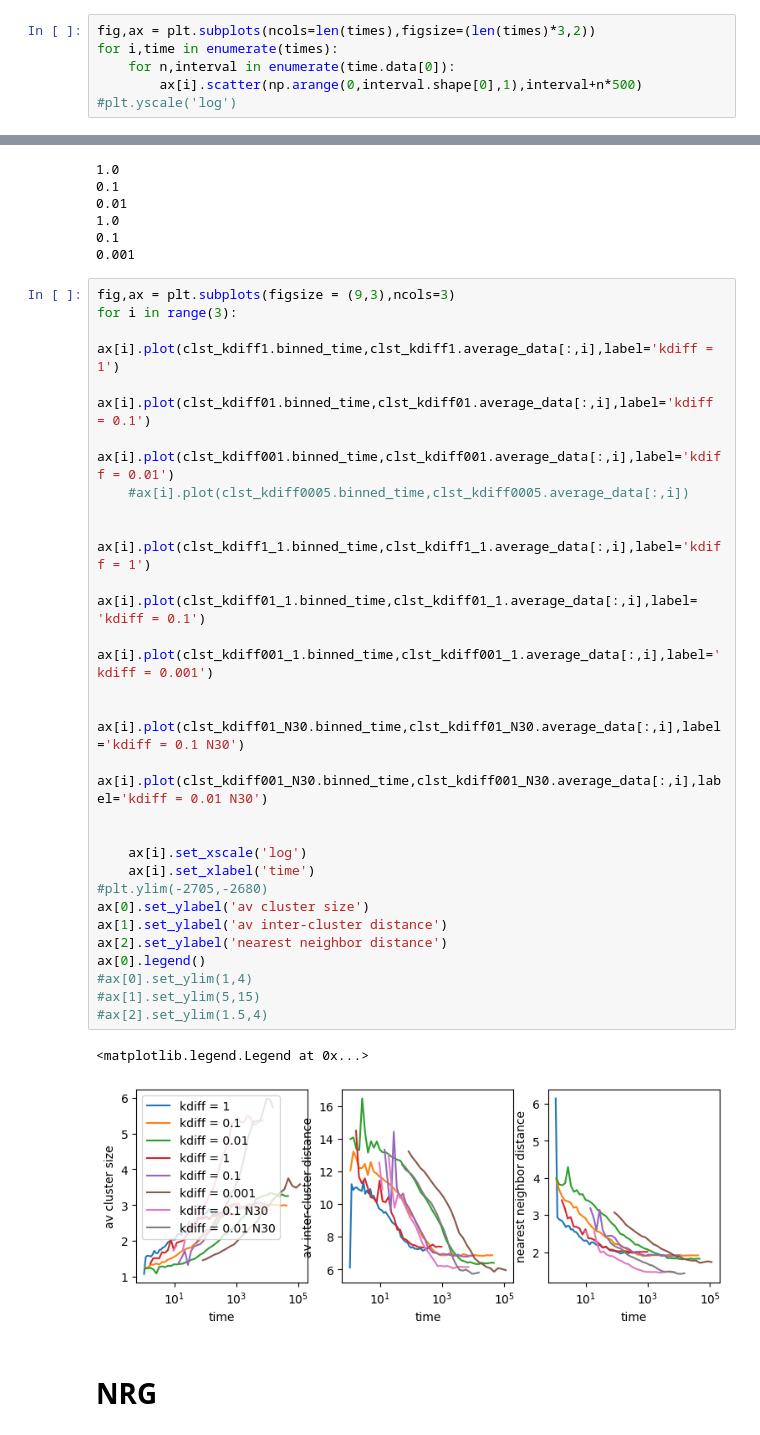
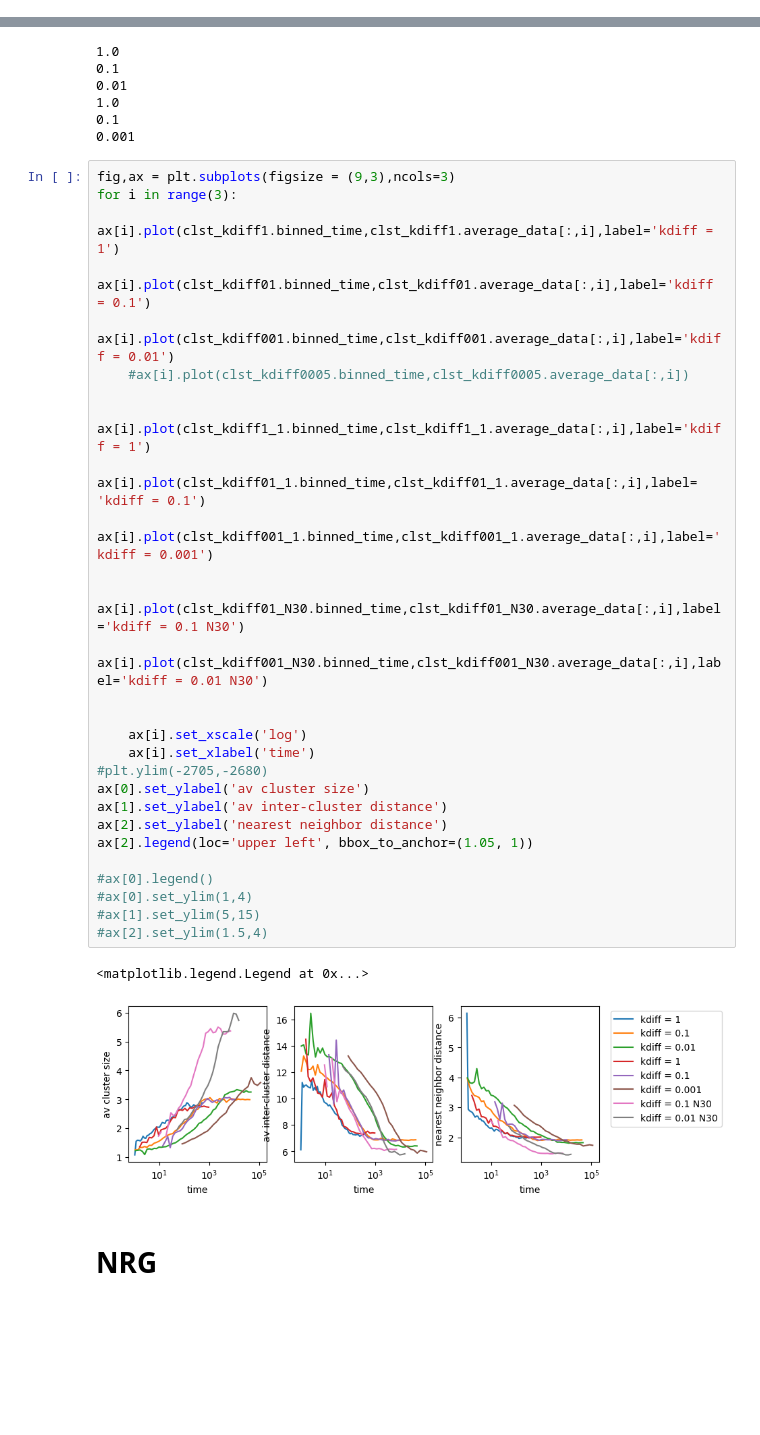
Before and after one commit to HugoLeRoy94/Analyze, a Jupyter notebook: Analyze_kdiff.ipynb, the cells around one changed output, grey strips where cells are left out. Drawn from its saved outputs; the diff is of its cells as text; blank space fills up the shorter version.

Commit message:
toward a fixed density plot

```diff
--- a/Analyze_kdiff.ipynb
+++ b/Analyze_kdiff.ipynb
@@ -29,6 +11,0 @@ times = [time_kdiff001,time_kdiff01,time_kdiff1,time_kdiff001_1,time_kdiff01_1,t
-# %%
-fig,ax = plt.subplots(ncols=len(times),figsize=(len(times)*3,2))
-for i,time in enumerate(times):
-    for n,interval in enumerate(time.data[0]):
-        ax[i].scatter(np.arange(0,interval.shape[0],1),interval+n*500)
-#plt.yscale('log')
@@ -104,32 +58,34 @@ print(clst_kdiff001_1.attributes['kdiff'])
 # %%
 fig,ax = plt.subplots(figsize = (9,3),ncols=3)
 for i in range(3):
     ax[i].plot(clst_kdiff1.binned_time,clst_kdiff1.average_data[:,i],label='kdiff = 1')
     ax[i].plot(clst_kdiff01.binned_time,clst_kdiff01.average_data[:,i],label='kdiff = 0.1')
     ax[i].plot(clst_kdiff001.binned_time,clst_kdiff001.average_data[:,i],label='kdiff = 0.01')
     #ax[i].plot(clst_kdiff0005.binned_time,clst_kdiff0005.average_data[:,i])
 
     ax[i].plot(clst_kdiff1_1.binned_time,clst_kdiff1_1.average_data[:,i],label='kdiff = 1')
     ax[i].plot(clst_kdiff01_1.binned_time,clst_kdiff01_1.average_data[:,i],label= 'kdiff = 0.1')
     ax[i].plot(clst_kdiff001_1.binned_time,clst_kdiff001_1.average_data[:,i],label='kdiff = 0.001')
 
     ax[i].plot(clst_kdiff01_N30.binned_time,clst_kdiff01_N30.average_data[:,i],label='kdiff = 0.1 N30')
     ax[i].plot(clst_kdiff001_N30.binned_time,clst_kdiff001_N30.average_data[:,i],label='kdiff = 0.01 N30')
 
 
     ax[i].set_xscale('log')
     ax[i].set_xlabel('time')
 #plt.ylim(-2705,-2680)
 ax[0].set_ylabel('av cluster size')
 ax[1].set_ylabel('av inter-cluster distance')
 ax[2].set_ylabel('nearest neighbor distance')
-ax[0].legend()
+ax[2].legend(loc='upper left', bbox_to_anchor=(1.05, 1))
+
+#ax[0].legend()
 #ax[0].set_ylim(1,4)
 #ax[1].set_ylim(5,15)
 #ax[2].set_ylim(1.5,4)
 # %% [output]
 <matplotlib.legend.Legend at 0x...>
-[figure, old version]
+[figure, new version]
 # %% [markdown]
 # NRG
 # %%
```
Also changed, not shown: parts of 9 cells of this notebook, 7 other files.
